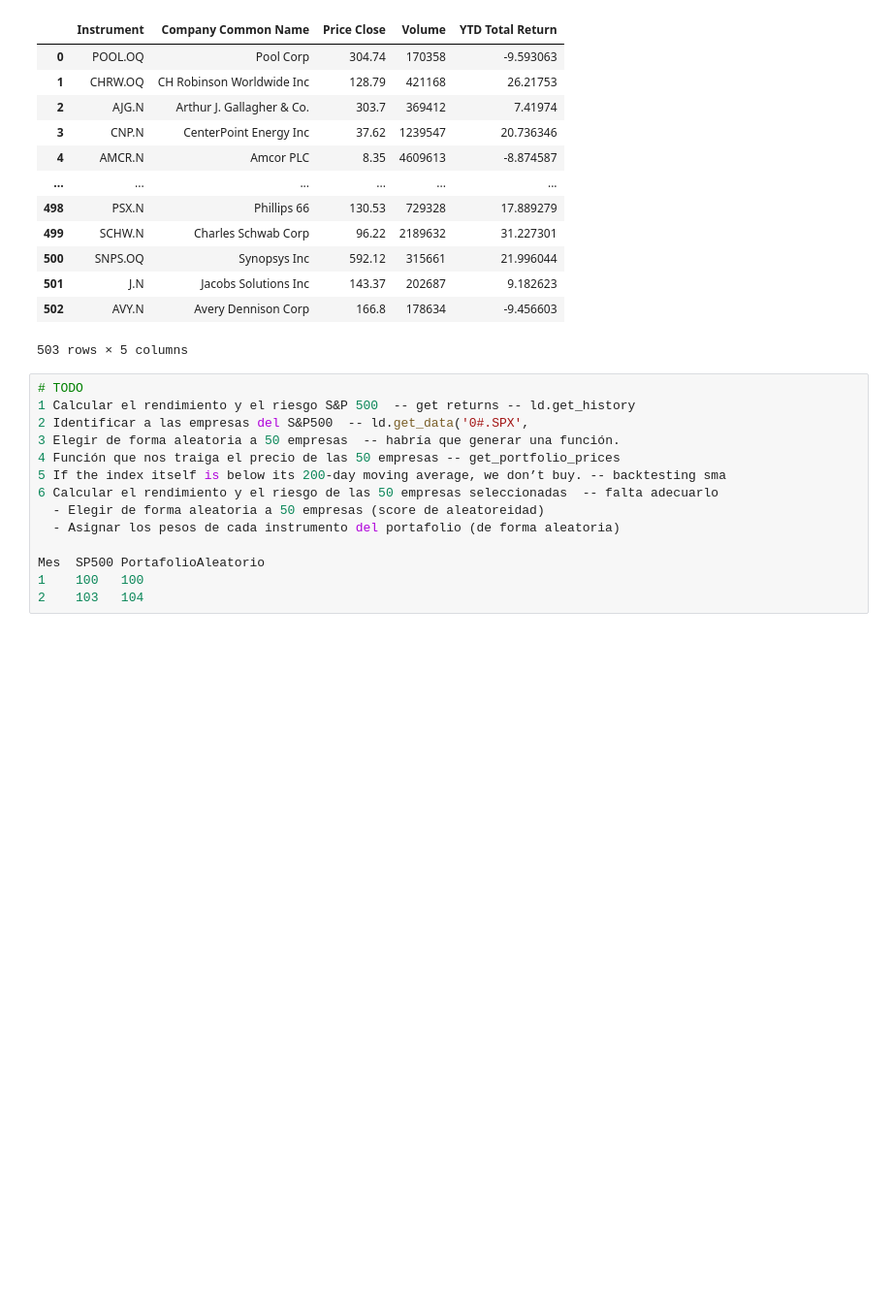
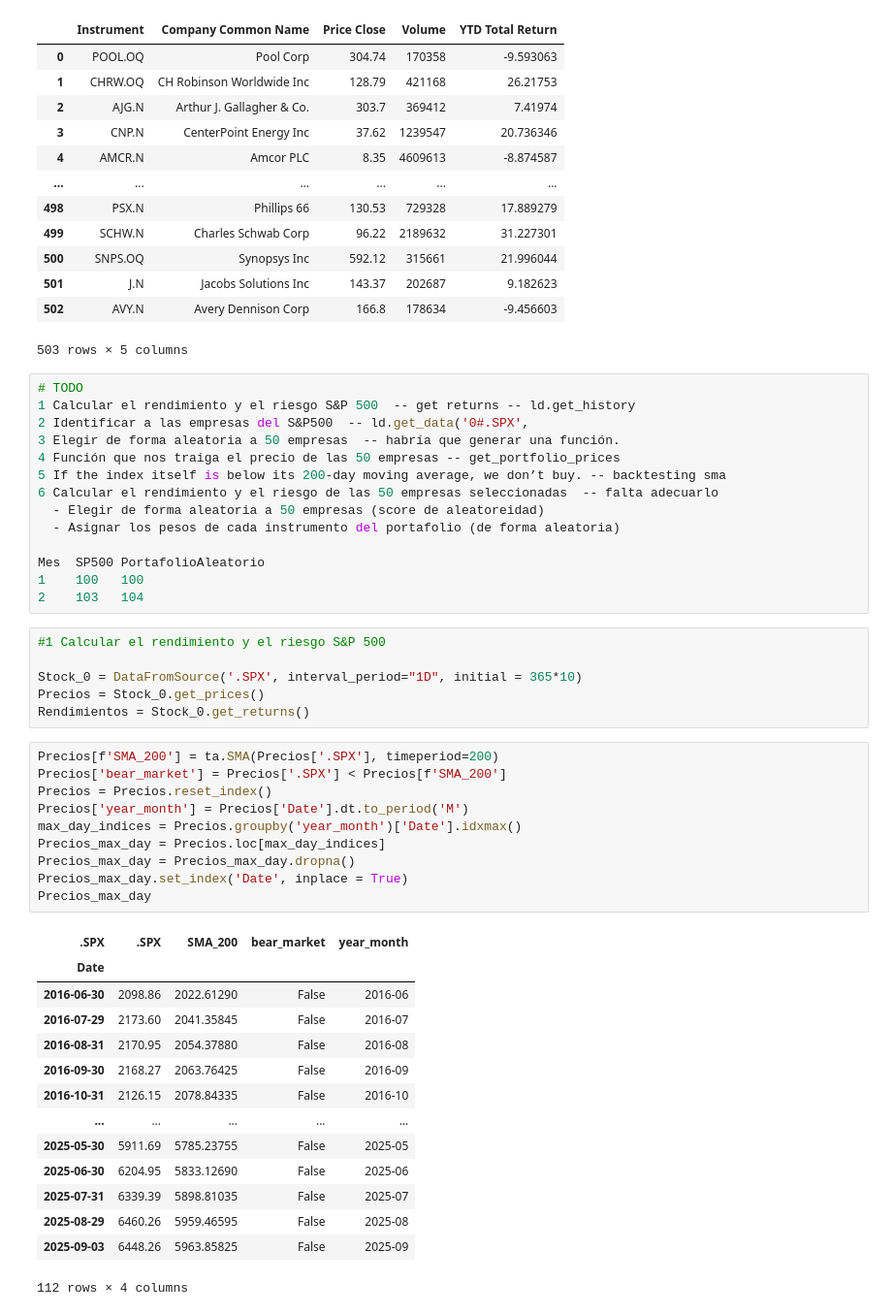
Before and after one commit to neftalivldz/finanzas_2025_agosto, a Jupyter notebook: 06_Clenow.ipynb, the cells around one changed output. Shown: that part at 97% size. Cells and saved outputs as stored; diff of their text form; blank space fills up the shorter version.

```diff
--- a/06_Clenow.ipynb
+++ b/06_Clenow.ipynb
@@ -173,3 +175,34 @@ spx
 Mes  SP500 PortafolioAleatorio
 1    100   100
 2    103   104
+# %%
+#1 Calcular el rendimiento y el riesgo S&P 500
+
+Stock_0 = DataFromSource('.SPX', interval_period="1D", initial = 365*10)
+Precios = Stock_0.get_prices()
+Rendimientos = Stock_0.get_returns()
+# %%
+Precios[f'SMA_200'] = ta.SMA(Precios['.SPX'], timeperiod=200)
+Precios['bear_market'] = Precios['.SPX'] < Precios[f'SMA_200']
+Precios = Precios.reset_index()
+Precios['year_month'] = Precios['Date'].dt.to_period('M')
+max_day_indices = Precios.groupby('year_month')['Date'].idxmax()
+Precios_max_day = Precios.loc[max_day_indices]
+Precios_max_day = Precios_max_day.dropna()
+Precios_max_day.set_index('Date', inplace = True)
+Precios_max_day
+# %% [output]
+| .SPX | .SPX | SMA_200 | bear_market | year_month |
+| Date |  |  |  |  |
+| 2016-06-30 | 2098.86 | 2022.61290 | False | 2016-06 |
+| 2016-07-29 | 2173.60 | 2041.35845 | False | 2016-07 |
+| 2016-08-31 | 2170.95 | 2054.37880 | False | 2016-08 |
+| 2016-09-30 | 2168.27 | 2063.76425 | False | 2016-09 |
+| 2016-10-31 | 2126.15 | 2078.84335 | False | 2016-10 |
+| ... | ... | ... | ... | ... |
+| 2025-05-30 | 5911.69 | 5785.23755 | False | 2025-05 |
+| 2025-06-30 | 6204.95 | 5833.12690 | False | 2025-06 |
+| 2025-07-31 | 6339.39 | 5898.81035 | False | 2025-07 |
+| 2025-08-29 | 6460.26 | 5959.46595 | False | 2025-08 |
+| 2025-09-03 | 6448.26 | 5963.85825 | False | 2025-09 |
+112 rows × 4 columns
```
Also changed, not shown: parts of 12 cells of this notebook, 3 other files.
